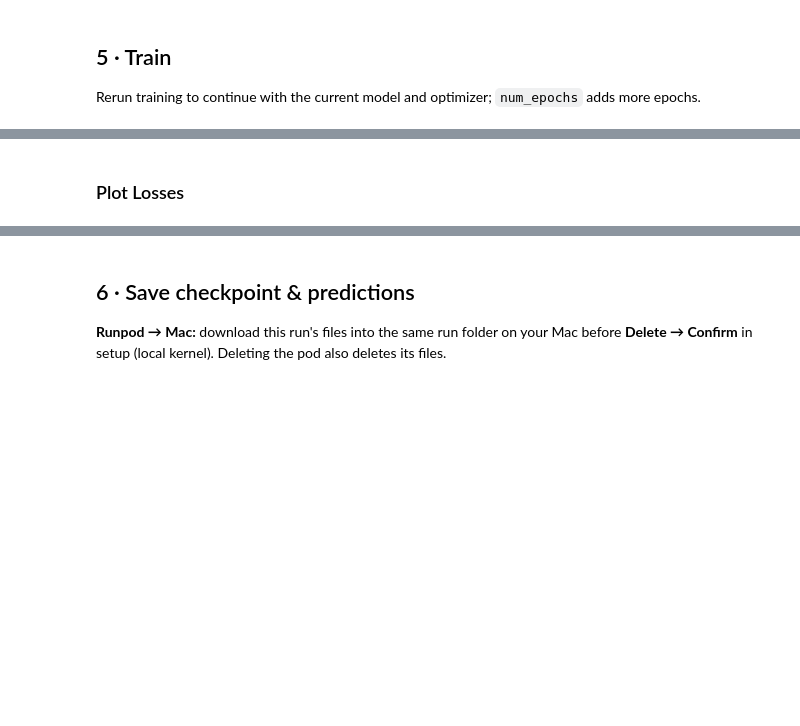
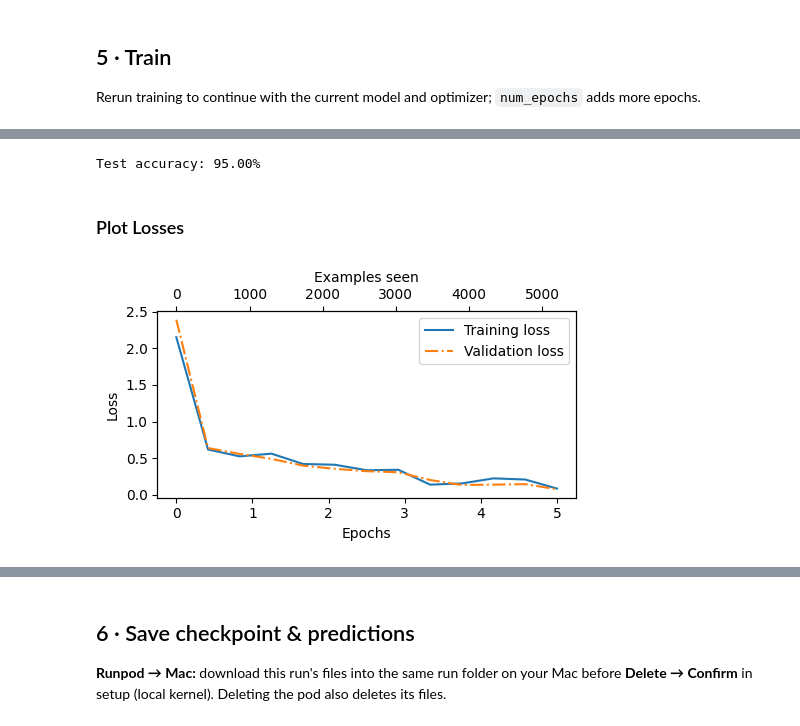
Before and after one commit to faisalanjum/LLM-fine-tuning, a Jupyter notebook: Training/02_classification.ipynb, the cells around one changed output, grey strips where cells are left out. Cells and saved outputs as stored; diff of their text form; code cells hidden in the pictures; blank space fills up the shorter version.

Commit message:
Complete classification training, plots, and checkpoint saving

```diff
--- a/Training/02_classification.ipynb
+++ b/Training/02_classification.ipynb
@@ -86,3 +188,16 @@ Load labeled text, prepare token IDs, and build batches.
+# %%
+def random_split(df, train_frac, val_frac):
+    df        = df.sample(frac=1, random_state=123).reset_index(drop=True)
+    train_end = int(len(df) * train_frac)
+    val_end   = train_end + int(len(df) * val_frac)
+
+    train_df  = df.iloc[:train_end]
+    val_df    = df.iloc[train_end:val_end]
+    test_df   = df.iloc[val_end:]
+
+    return train_df, val_df, test_df
+
+train_df, val_df, test_df = random_split(balanced_df, 0.7, 0.1)
 # %% [markdown]
 ### Dataset
 
@@ -98,6 +244,22 @@ Pad inputs to a common length and keep class labels unchanged.
+# %%
+train_dataset = SpamDataset(train_df, tokenizer, max_length = None)
+val_dataset   = SpamDataset(val_df, tokenizer, max_length = train_dataset.max_length)
+test_dataset  = SpamDataset(test_df, tokenizer, max_length = train_dataset.max_length)
 # %% [markdown]
 ### DataLoader
 
 Build the loaders and inspect one batch.
 # %%
-# TODO: create train_loader, val_loader, and test_loader; inspect one batch.
+num_workers = 0
+batch_size  = 8
+
+torch.manual_seed(123)
+
+train_loader = DataLoader(dataset=train_dataset, batch_size=batch_size, shuffle=True, num_workers=num_workers, drop_last=True)
+val_loader   = DataLoader(dataset=val_dataset, batch_size=batch_size, shuffle=False, num_workers=num_workers, drop_last=False)
+test_loader  = DataLoader(dataset=test_dataset, batch_size=batch_size, shuffle=False, num_workers=num_workers, drop_last=False)
+
+for input_batch, label_batch in train_loader:
+    pass
+
+print(f"input_batch: {input_batch.shape},Label shape: {label_batch.shape}")
@@ -121,0 +315,9 @@ Rerun training to continue with the current model and optimizer; `num_epochs` ad
+# %%
+torch.manual_seed(123)
+num_epochs = 5
+
+train_losses, val_losses, train_accs, val_accs, examples_seen = train_classifier_simple(
+    model, device, tokenizer, optimizer,
+    train_loader, val_loader,
+    eval_freq=50, eval_iter=5, epochs=num_epochs
+)
@@ -122,4 +343,14 @@ Rerun training to continue with the current model and optimizer; `num_epochs` ad
+# %%
+test_accuracy = calc_accuracy_loader(test_loader, model, device, num_batches=10)
+print(f"Test accuracy: {test_accuracy*100:.2f}%")
+# %% [output]
+Test accuracy: 95.00%
 # %% [markdown]
 ### Plot Losses
 # %%
-# TODO: plot the training and validation losses.
+epochs_tensor = torch.linspace(0, num_epochs, len(train_losses))
+examples_seen_tensor = torch.linspace(0, examples_seen, len(train_losses))
+
+plot_values(epochs_tensor, examples_seen_tensor, train_losses, val_losses)
+# %% [output]
+[figure, added]
```
Also changed, not shown: parts of 35 cells of this notebook, 29 other files.
